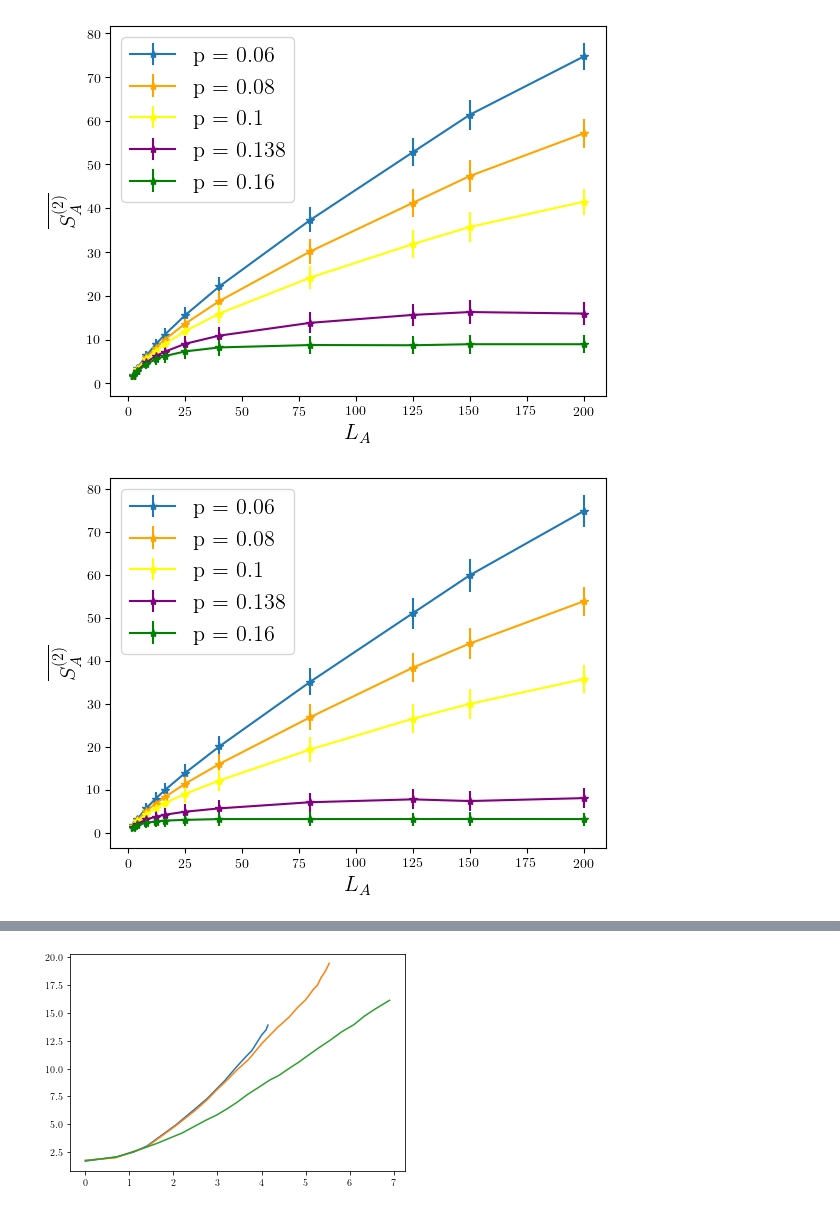
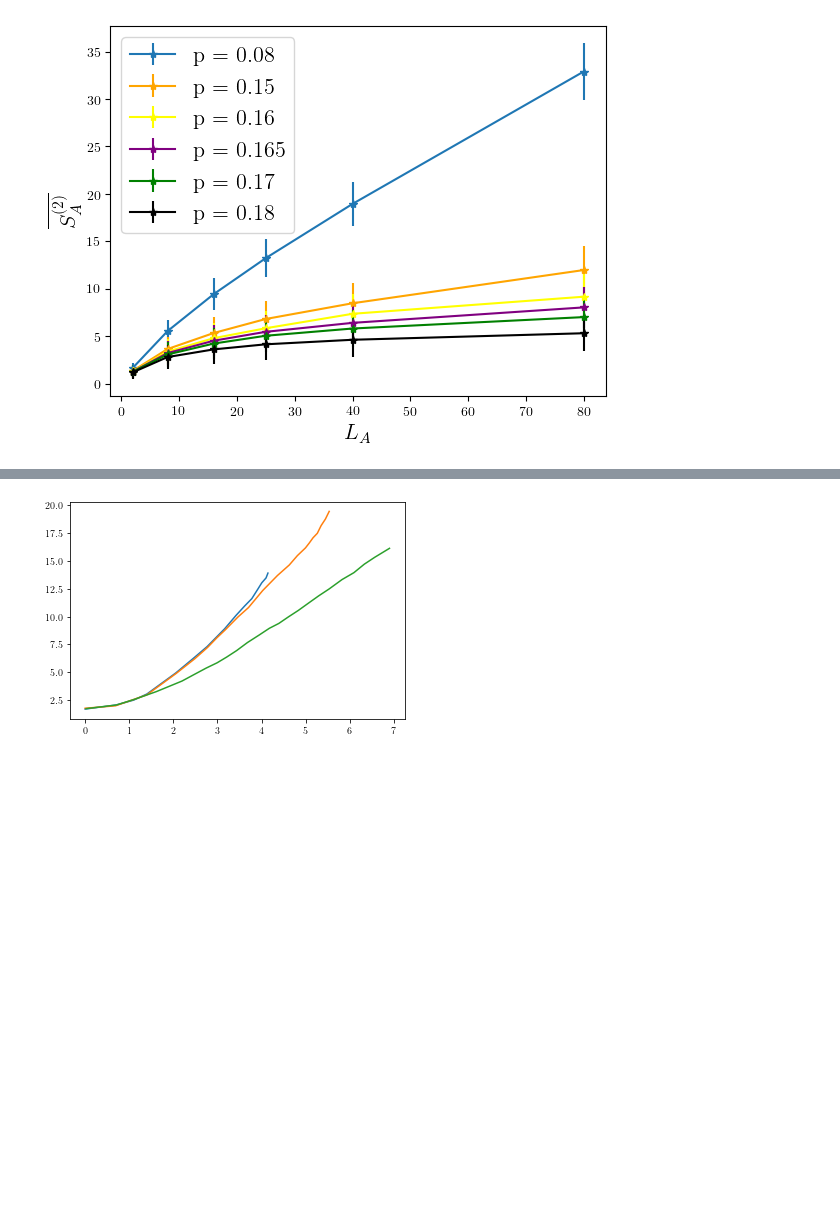
Before and after one commit to eliotheinrich/QuCircuit, a Jupyter notebook: plot_entropy.ipynb, the cells around one changed output, grey strips where cells are left out. Drawn from its saved outputs; the diff is of its cells as text; code cells hidden in the pictures; blank space fills up the shorter version.

```diff
--- a/plot_entropy.ipynb
+++ b/plot_entropy.ipynb
@@ -69,11 +69,13 @@ class DataFrame:
 			val.append(slide.get_nruns(key))
 		return np.array(val)
 
-	def query_key(self, key, val):
+	def filter(self, key, val):
 		new_df = DataFrame()
+		new_df.params = self.params.copy()
 		for slide in self.slides:
-			if np.isclose(slide[key], val):
+			if np.isclose(slide.get(key), val):
 				new_df.add_dataslide(slide)
+
 		return new_df
 
 def parse_datafield(s):
@@ -221,14 +213,14 @@ suffix4 = "_rc_4"
 # %%
 def fig1(filename):
 	data = load_data(filename)
 	plot_all_data(data)
 	plt.show()
 
 
 
-fig1("data/base.json")
-fig1("data/base" + suffix2 + ".json")
-fig1("data/base" + suffix4 + ".json")
+#fig1("data/base.json")
+#fig1("data/base" + suffix2 + ".json")
+fig1("data/base_200_rc_2.json")
+#fig1("data/base" + suffix4 + ".json")
 # %% [output]
-[figure, old version]
+[figure, new version]
-[figure, removed]
```
Also changed, not shown: parts of 9 cells of this notebook.
